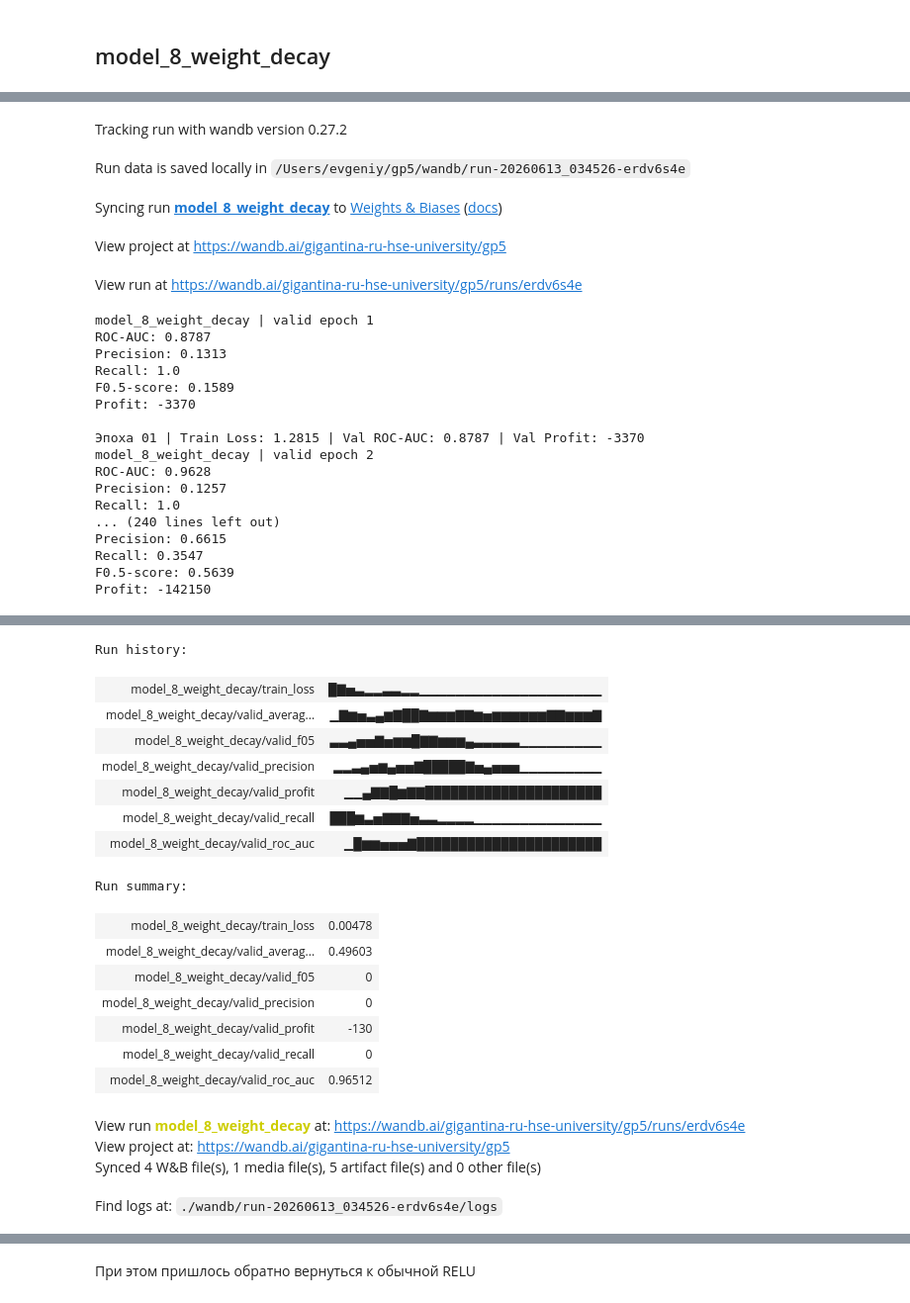
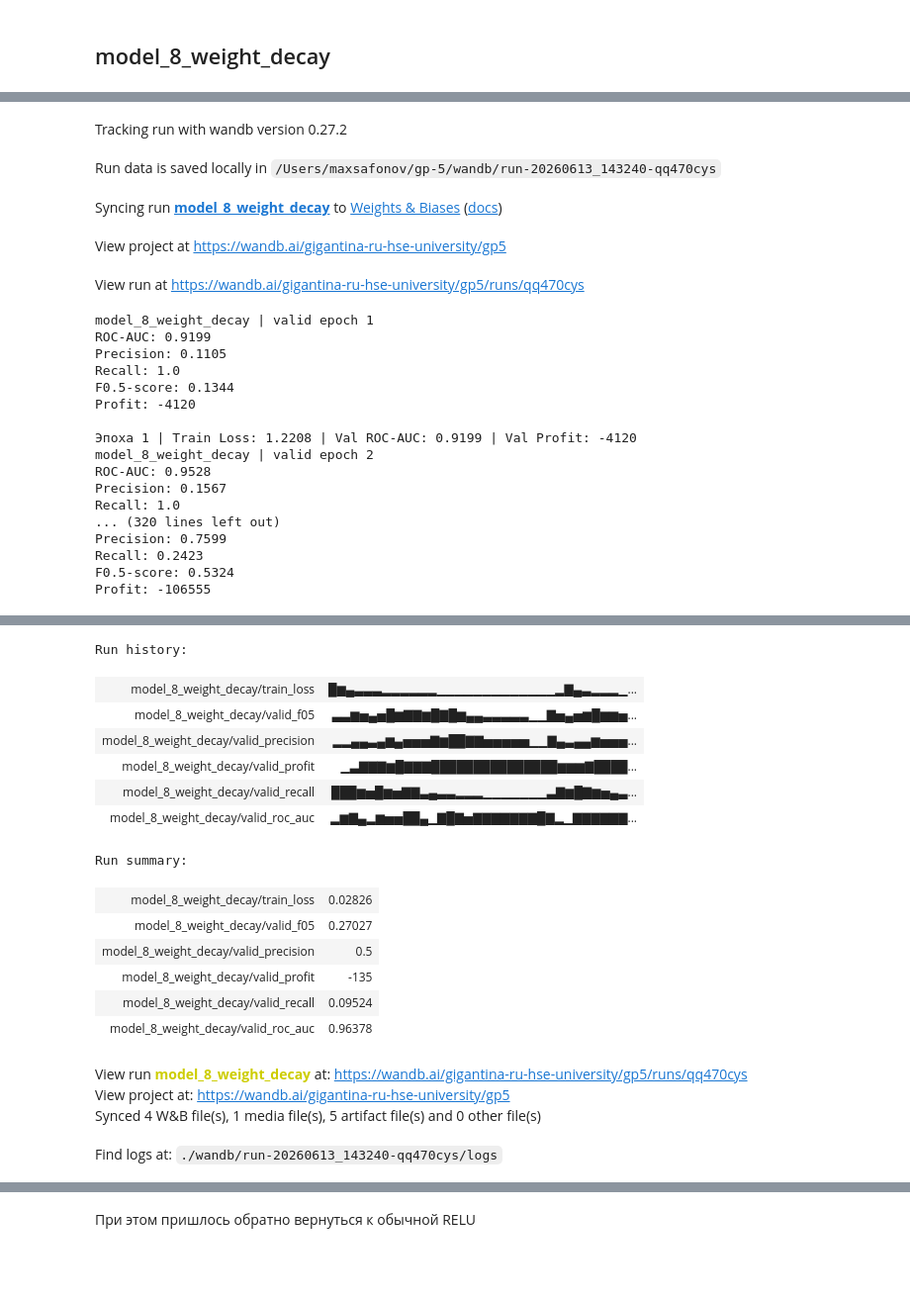
Before and after one commit to gigantina/gp-5, a Jupyter notebook: Part_2.ipynb, the cells around one changed output, grey strips where cells are left out. Shown at 99% size. Saved outputs shown, nothing was run; the diff lists cells and outputs as text; code cells hidden in the pictures; blank space fills up the shorter version.

```diff
--- a/Part_2.ipynb
+++ b/Part_2.ipynb
@@ -204,7 +201,6 @@ def evaluate_model(model, X, y, threshold=0.5, name="dataset"):
     y_pred = (y_prob > threshold).astype(int)
 
     roc_auc = roc_auc_score(y_true, y_prob)
-    avg_precision = average_precision_score(y_true, y_prob)
     precision = precision_score(y_true, y_pred)
     recall = recall_score(y_true, y_pred)
     f05 = fbeta_score(y_true, y_pred, beta=0.5)
@@ -224,14 +220,9 @@ def evaluate_model(model, X, y, threshold=0.5, name="dataset"):
         "dataset": name,
         "threshold": threshold,
         "roc_auc": roc_auc,
-        "average_precision": avg_precision,
         "precision": precision,
         "recall": recall,
         "f05": f05,
-        "profit": profit,
-        "tn": tn,
-        "fp": fp,
-        "fn": fn,
-        "tp": tp
+        "profit": profit
     }
 # %%
@@ -1193,9 +1242,9 @@ test_metrics = evaluate_model(model_7, X_test, y_test, threshold=0.5, name="Test
 # %% [markdown]
 ## model_8_weight_decay
 # %%
-EPOCHS = 30
+EPOCHS = 40
 LR = 0.01
-WEIGHT_DECAY=1e-4
+WEIGHT_DECAY=0.001
 DROPOUT_COEF = 0.3
 
 SEED = 42
@@ -1251,67 +1300,65 @@ config = {
 
 run = wandb.init(project=WANDB_PROJECT, entity=WANDB_ENTITY, name="model_8_weight_decay", config=config)
 log_file = new_log_file()
 
-model_8, history_8 = train_model(
+model_8 = train_model(
     model=model_8,
     train_loader=train_loader,
     X_valid=X_val,
     y_valid=y_val,
     loss_fn=loss_fn,
     optimizer=optimizer,
     epochs=EPOCHS,
     threshold=0.5,
     model_name="model_8_weight_decay"
 )
 
 save_results(model_8, "model_8", log_file, run)
 
 run.finish()
 # %% [output]
 [interactive output not drawn]
 Tracking run with wandb version 0.27.2
-Run data is saved locally in /Users/evgeniy/gp5/wandb/run-20260613_034526-erdv6s4e
+Run data is saved locally in /Users/maxsafonov/gp-5/wandb/run-20260613_143240-qq470cys
 Syncing run model_8_weight_decay to Weights & Biases (docs)
 View project at https://wandb.ai/gigantina-ru-hse-university/gp5
-View run at https://wandb.ai/gigantina-ru-hse-university/gp5/runs/erdv6s4e
+View run at https://wandb.ai/gigantina-ru-hse-university/gp5/runs/qq470cys
 model_8_weight_decay | valid epoch 1
-ROC-AUC: 0.8787
-Precision: 0.1313
+ROC-AUC: 0.9199
+Precision: 0.1105
 Recall: 1.0
-F0.5-score: 0.1589
-Profit: -3370
+F0.5-score: 0.1344
+Profit: -4120
 
-Эпоха 01 | Train Loss: 1.2815 | Val ROC-AUC: 0.8787 | Val Profit: -3370
+Эпоха 1 | Train Loss: 1.2208 | Val ROC-AUC: 0.9199 | Val Profit: -4120
 model_8_weight_decay | valid epoch 2
-ROC-AUC: 0.9628
-Precision: 0.1257
+ROC-AUC: 0.9528
+Precision: 0.1567
 Recall: 1.0
-... (240 lines left out)
-Precision: 0.6615
-Recall: 0.3547
-F0.5-score: 0.5639
-Profit: -142150
+... (320 lines left out)
+Precision: 0.7599
+Recall: 0.2423
+F0.5-score: 0.5324
+Profit: -106555
 [interactive output not drawn]
 Run history:
-| model_8_weight_decay/train_loss | █▇▅▃▂▂▃▃▂▂▁▁▁▁▁▁▁▁▁▁▁▁▁▁▁▁▁▁▁▁ |
-| model_8_weight_decay/valid_averag... | ▁▇▆▅▃▄▆▇██▇▆▆▆▇▇▆▅▆▆▆▆▆▆▇▇▆▆▆▇ |
-| model_8_weight_decay/valid_f05 | ▃▃▄▅▅▇▅▆▆█▇▇▆▆▆▄▃▃▃▃▃▁▁▁▁▁▁▁▁▁ |
-| model_8_weight_decay/valid_precision | ▂▂▃▄▅▆▄▅▅▇█████▇▅▄▅▅▅▁▁▁▁▁▁▁▁▁ |
-| model_8_weight_decay/valid_profit | ▁▁▄▇▇█▆▇▇█████████████████████ |
-| model_8_weight_decay/valid_recall | ███▆▃▅▇▇▇▅▃▃▂▂▂▂▁▁▁▁▁▁▁▁▁▁▁▁▁▁ |
-| model_8_weight_decay/valid_roc_auc | ▁█▆▆▅▅▅▇██████████████████████ |
+| model_8_weight_decay/train_loss | █▆▄▃▃▃▂▂▂▂▂▂▁▁▁▁▁▁▁▁▁▁▁▁▁▂▇▄▃▂▂▂▁... |
+| model_8_weight_decay/valid_f05 | ▃▃▆▅▄▅█▆▇▇▆█▇█▆▄▄▃▃▃▃▃▁▁▇▅▄▅▆█▆▆▅... |
+| model_8_weight_decay/valid_precision | ▂▂▄▄▃▄▆▄▅▅▅▇▆██▇▇▅▅▅▅▅▁▁▇▄▃▄▄▆▅▅▅... |
+| model_8_weight_decay/valid_profit | ▁▃▇▇▇▆█▇▇▇███████████████▆▆▆▇████... |
+| model_8_weight_decay/valid_recall | ███▆▅█▆▅▇▇▃▄▃▃▂▂▂▁▁▁▁▁▁▁▃▇▆█▇▆▅▄▃... |
+| model_8_weight_decay/valid_roc_auc | ▂▆▇▄▂▆▅▅██▄▁▇█▇▅▇▇▇▇▇▇▇█▇▂▁▇▇▇▇▇▇... |
 Run summary:
-| model_8_weight_decay/train_loss | 0.00478 |
-| model_8_weight_decay/valid_averag... | 0.49603 |
-| model_8_weight_decay/valid_f05 | 0 |
-| model_8_weight_decay/valid_precision | 0 |
-| model_8_weight_decay/valid_profit | -130 |
-| model_8_weight_decay/valid_recall | 0 |
-| model_8_weight_decay/valid_roc_auc | 0.96512 |
+| model_8_weight_decay/train_loss | 0.02826 |
+| model_8_weight_decay/valid_f05 | 0.27027 |
+| model_8_weight_decay/valid_precision | 0.5 |
+| model_8_weight_decay/valid_profit | -135 |
+| model_8_weight_decay/valid_recall | 0.09524 |
+| model_8_weight_decay/valid_roc_auc | 0.96378 |
-View run model_8_weight_decay at: https://wandb.ai/gigantina-ru-hse-university/gp5/runs/erdv6s4e
+View run model_8_weight_decay at: https://wandb.ai/gigantina-ru-hse-university/gp5/runs/qq470cys
 View project at: https://wandb.ai/gigantina-ru-hse-university/gp5
 Synced 4 W&B file(s), 1 media file(s), 5 artifact file(s) and 0 other file(s)
-Find logs at: ./wandb/run-20260613_034526-erdv6s4e/logs
+Find logs at: ./wandb/run-20260613_143240-qq470cys/logs
 # %%
 train_metrics = evaluate_model(model_8, X_train, y_train, threshold=0.5, name="Train")
 test_metrics = evaluate_model(model_8, X_test, y_test, threshold=0.5, name="Test")
```
Also changed, not shown: parts of 34 cells of this notebook.
